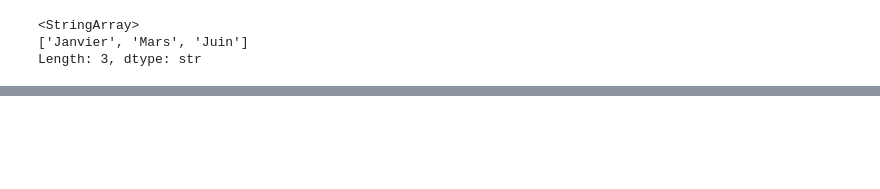
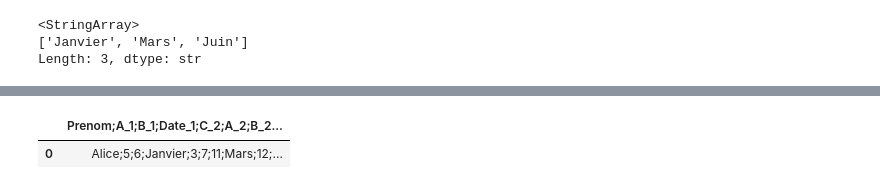
Before and after one commit to marija-stojanova/radar-plots-notes, a Jupyter notebook: radar.ipynb, the cells around one changed output, grey strips where cells are left out. Saved outputs shown, nothing was run; the diff lists cells and outputs as text; code cells hidden in the pictures; blank space fills up the shorter version.

```diff
--- a/radar.ipynb
+++ b/radar.ipynb
@@ -186,0 +383,5 @@ for _, row in df.iterrows():
+# %%
+df
+# %% [output]
+|  | Prenom;A_1;B_1;Date_1;C_2;A_2;B_2... |
+| 0 | Alice;5;6;Janvier;3;7;11;Mars;12;... |
```
Also changed, not shown: parts of 1 cell of this notebook, 5 other files.
